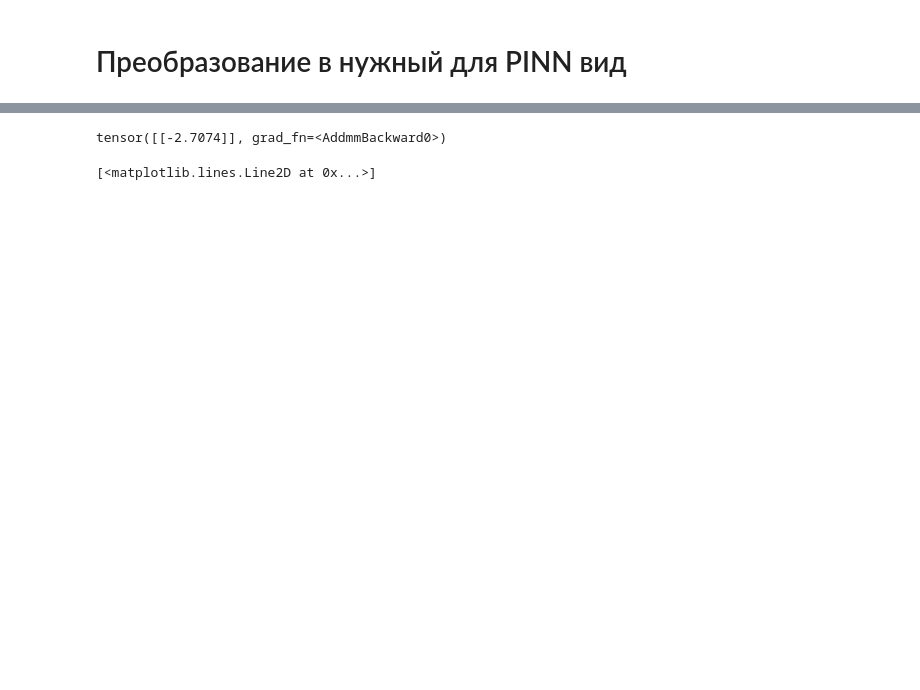
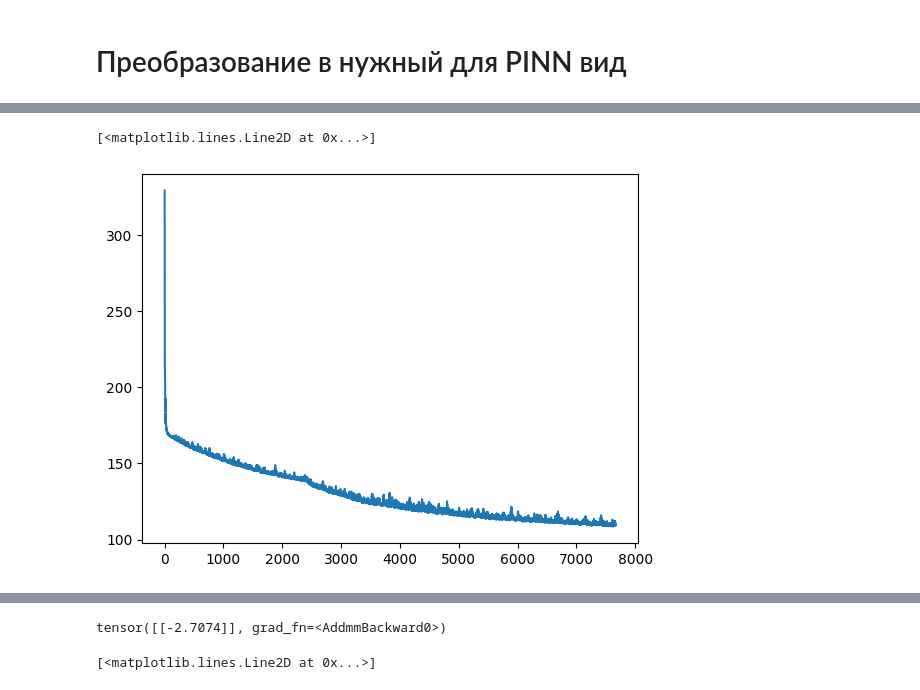
Before and after one commit to kzmna/PINN, a Jupyter notebook: src/training.ipynb, the cells around one changed output, grey strips where cells are left out. Drawn from its saved outputs; the diff is of its cells as text; code cells hidden in the pictures; blank space fills up the shorter version.

```diff
--- a/src/training.ipynb
+++ b/src/training.ipynb
@@ -265 +332,6 @@ Epoch 1200 | Loss: 142654.031 | k = 0.500
 KeyboardInterrupt:
+# %%
+plt.plot(history)
+# %% [output]
+[<matplotlib.lines.Line2D at 0x...>]
+[figure, added]
```
Also changed, not shown: parts of 25 cells of this notebook, 4 other files.
